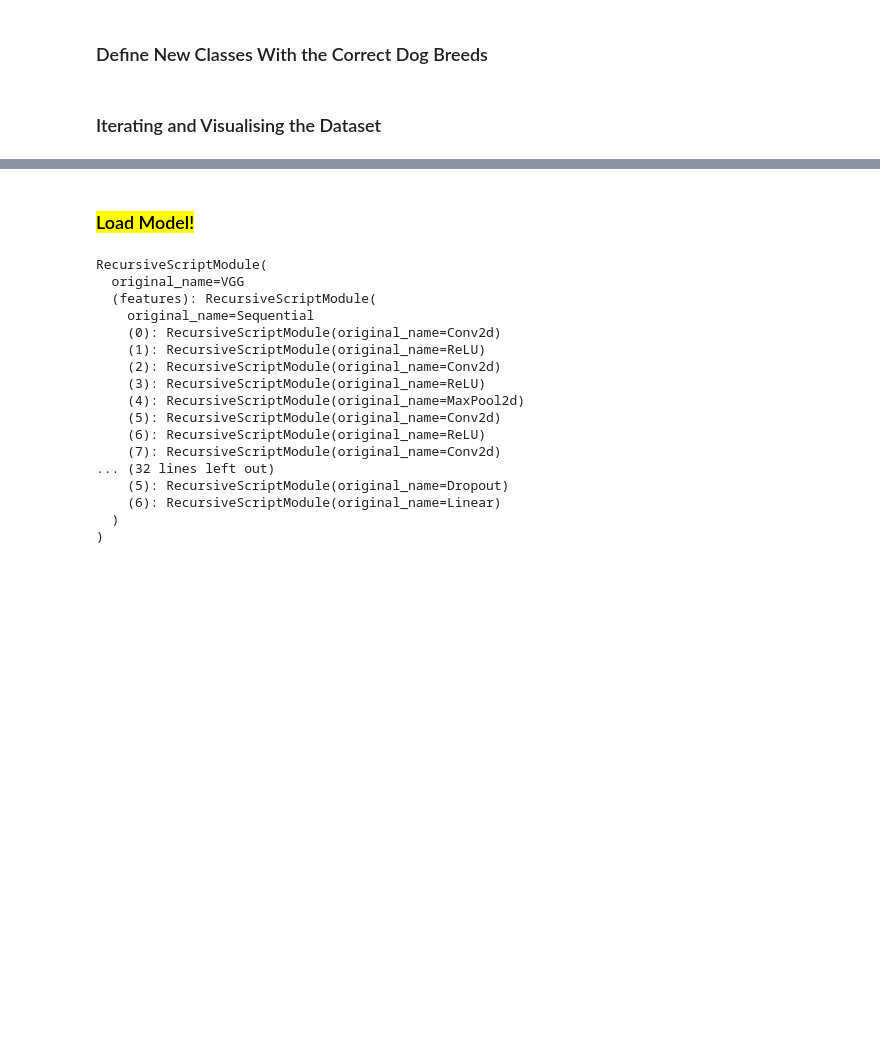
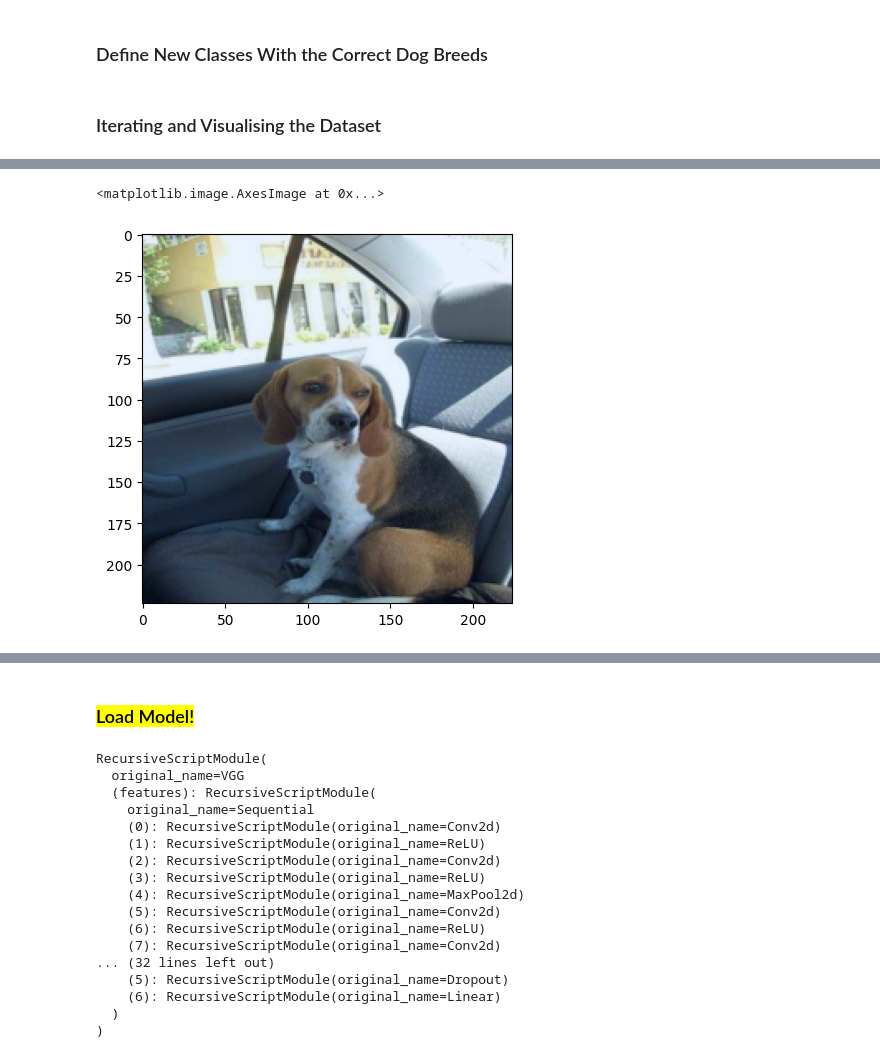
Before and after one commit to ipleiria-ciic/sp-ia, a Jupyter notebook: NB07-0224/NB07-0224-3.0.0-SGABased-Dataset.ipynb, the cells around one changed output, grey strips where cells are left out. Drawn from its saved outputs; the diff is of its cells as text; code cells hidden in the pictures; blank space fills up the shorter version.

```diff
--- a/NB07-0224/NB07-0224-3.0.0-SGABased-Dataset.ipynb
+++ b/NB07-0224/NB07-0224-3.0.0-SGABased-Dataset.ipynb
@@ -215,0 +200,6 @@ imgs_np[0].min()
+# %%
+img = process_image(imgs[0], transpose=True, numpy=False)
+plt.imshow(img)
+# %% [output]
+<matplotlib.image.AxesImage at 0x...>
+[figure, added]
```
Also changed, not shown: parts of 76 cells of this notebook, 19 other files.
